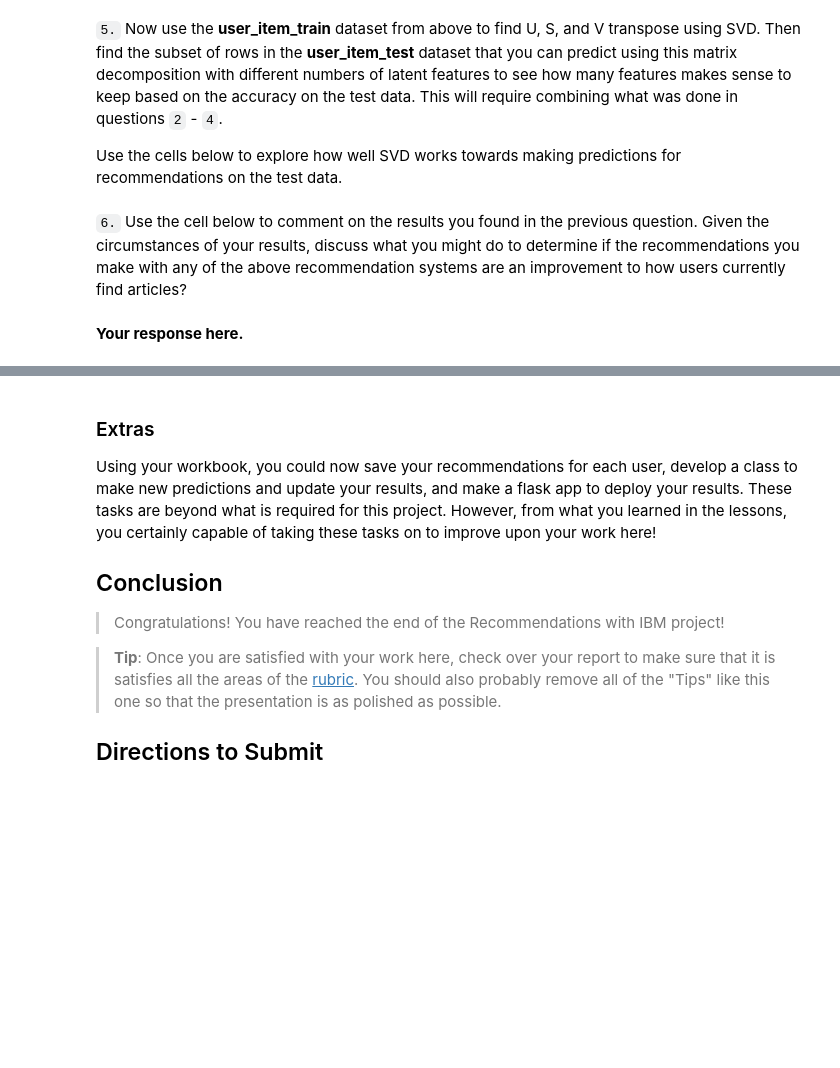
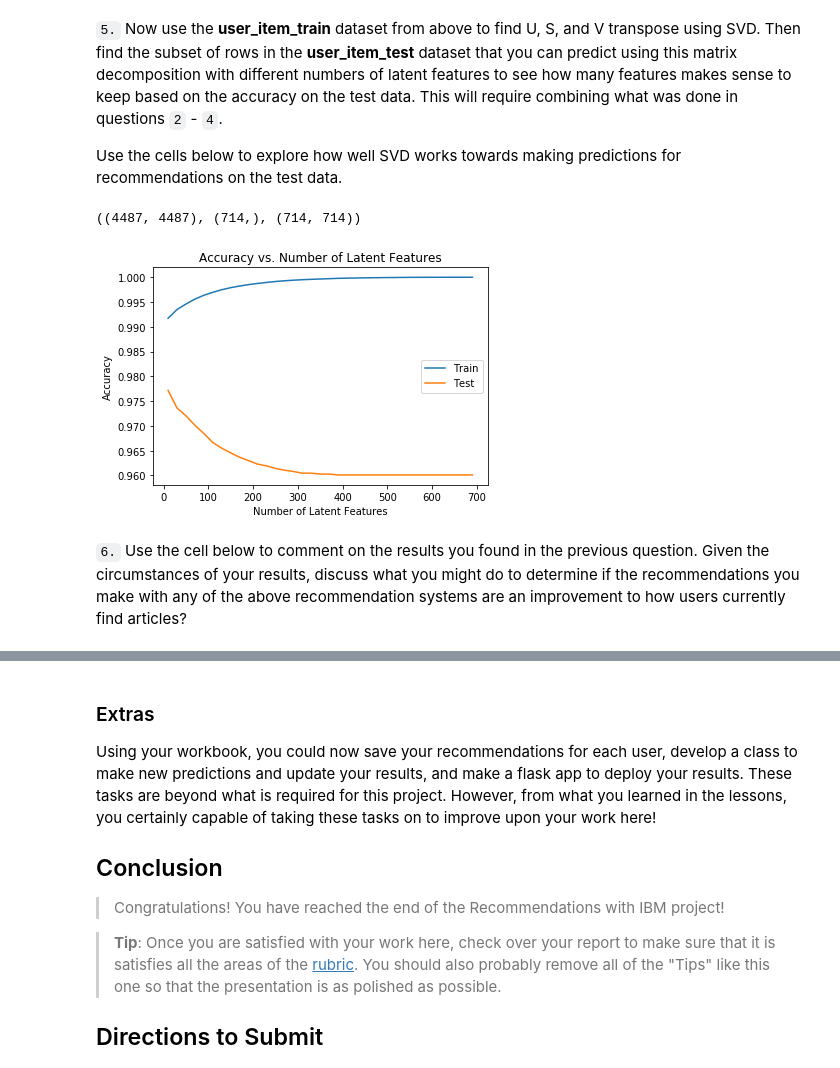
Before and after one commit to tomgtqq/DSND-P3-Recommendations-with-IBM, a Jupyter notebook: Recommendations_with_IBM.ipynb, the cells around one changed output, grey strips where cells are left out. Saved outputs shown, nothing was run; the diff lists cells and outputs as text; code cells hidden in the pictures; blank space fills up the shorter version.

```diff
--- a/Recommendations_with_IBM.ipynb
+++ b/Recommendations_with_IBM.ipynb
@@ -511,8 +718,12 @@ def create_test_and_train_user_item(df_train, df_test):
     test_arts - all of the test article ids
 
     '''
-    # Your code here
+    user_item_train = create_user_item_matrix(df_train)
+    user_item_test = create_user_item_matrix(df_test)
+    test_idx = list(user_item_test.index)
+    test_arts = list(user_item_test.columns)
 
     return user_item_train, user_item_test, test_idx, test_arts
 
 user_item_train, user_item_test, test_idx, test_arts = create_test_and_train_user_item(df_train, df_test)
+user_item_train.shape, user_item_test.shape, len(test_idx), len(test_arts)
@@ -518,0 +732,4 @@ user_item_train, user_item_test, test_idx, test_arts = create_test_and_train_use
+# %%
+common_user_list = set(user_item_train.index)&set(user_item_test.index)
+print('How many users can we make predictions for in the test set? {}'\
+      .format(len(common_user_list)))
@@ -518,0 +744,4 @@ user_item_train, user_item_test, test_idx, test_arts = create_test_and_train_use
+# %%
+common_article_list = set(user_item_test.keys())&set(user_item_train.keys())
+print('How many articles can we make predictions for in the test set? {}'\
+      .format(len(common_article_list)))
@@ -538,4 +777,7 @@ t.sol_4_test(sol_4_dict)
 Use the cells below to explore how well SVD works towards making predictions for recommendations on the test data.
 # %%
 # fit SVD on the user_item_train matrix
-u_train, s_train, vt_train = # fit svd similar to above then use the cells below
+u_train, s_train, vt_train = np.linalg.svd(user_item_train)
+u_train.shape, s_train.shape, vt_train.shape
+# %% [output]
+((4487, 4487), (714,), (714, 714))
@@ -545,4 +784,44 @@ u_train, s_train, vt_train = # fit svd similar to above then use the cells below
+# %%
+# get U, S, V.T test matrixs
+u_test = u_train[user_item_train.index.isin(test_idx),:]
+s_test = s_train
+vt_test = vt_train[:,user_item_train.columns.isin(test_arts)]
+
+# get the predictable users and articles for comparison with estimate result
+user_item_test = user_item_test.loc[common_user_list, common_article_list]
+
+num_latent_feats = np.arange(10, 700+10, 20)
+train_errs = []
+test_errs = []
+
+for k in num_latent_feats:
+    # restructure with k latent features
+    s_train_new, u_train_new, vt_train_new = np.diag(s_train[:k]), u_train[:, :k], vt_train[:k, :]
+    s_test_new, u_test_new, vt_test_new = np.diag(s_test[:k]), u_test[:, :k], vt_test[:k, :]
+
+    # take dot product
+    user_item_train_est = np.around(np.dot(np.dot(u_train_new, s_train_new), vt_train_new))
+    user_item_test_est = np.around(np.dot(np.dot(u_test_new, s_test_new), vt_test_new))
+
+    # compute error for each prediction to actual value
+    train_diffs = np.subtract(user_item_train, user_item_train_est)
+    test_diffs = np.subtract(user_item_test, user_item_test_est)
+
+    # total errors and keep track of them
+    train_err = np.sum(np.sum(np.abs(train_diffs)))
+    train_errs.append(train_err)
+
+    test_err = np.sum(np.sum(np.abs(test_diffs)))
+    test_errs.append(test_err)
+
+plt.plot(num_latent_feats, 1 - (np.array(train_errs)/user_item_train.size), label='Train');
+plt.plot(num_latent_feats, 1 - (np.array(test_errs)/user_item_test.size), label='Test');
+plt.xlabel('Number of Latent Features');
+plt.ylabel('Accuracy');
+plt.title('Accuracy vs. Number of Latent Features');
+plt.legend(loc='center right')
+plt.show();
+# %% [output]
+[figure, added]
 # %% [markdown]
 `6.` Use the cell below to comment on the results you found in the previous question. Given the circumstances of your results, discuss what you might do to determine if the recommendations you make with any of the above recommendation systems are an improvement to how users currently find articles?
-# %% [markdown]
-**Your response here.**
```
Also changed, not shown: parts of 49 cells of this notebook, 1 other file.
